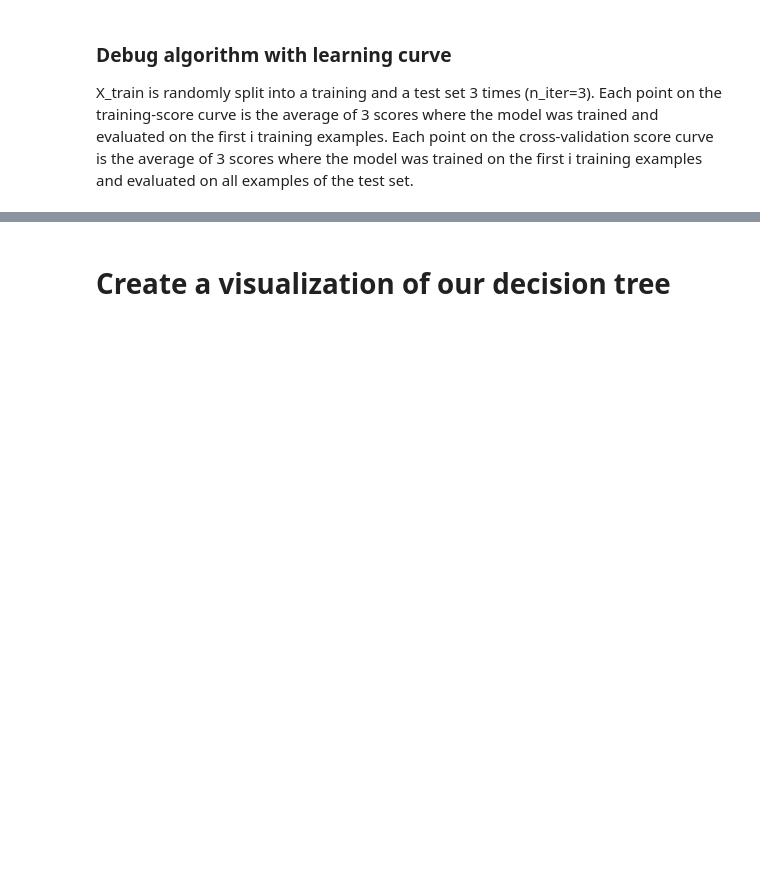
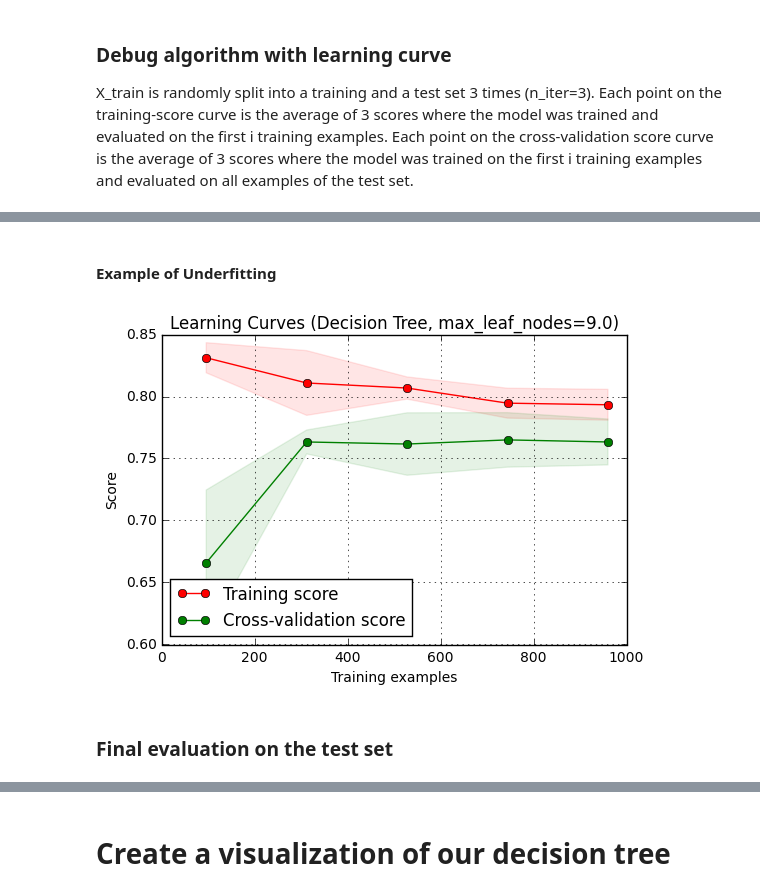
Before and after one commit to slowvak/MachineLearningForMedicalImages, a Jupyter notebook: notebooks/Module 2 .ipynb, the cells around one changed output, grey strips where cells are left out. Drawn from its saved outputs; the diff is of its cells as text; code cells hidden in the pictures; blank space fills up the shorter version.

```diff
--- a/notebooks/Module 2 .ipynb
+++ b/notebooks/Module 2 .ipynb
@@ -229,3 +225,15 @@ plt.show()
+# %% [markdown]
+#### Example of Underfitting
+# %%
+title = 'Learning Curves (Decision Tree, max_leaf_nodes=%.1f)' %classifier.best_estimator_.max_leaf_nodes
+estimator = DecisionTreeClassifier( max_leaf_nodes=classifier.best_estimator_.max_leaf_nodes)
+IND=np.random.randint(np.shape(X_train)[0], size=1200)
+plot_learning_curve(estimator, title, X_train[IND], y_train[IND], cv=5)
+plt.show()
+# %% [output]
+[figure, added]
+# %% [markdown]
+### Final evaluation on the test set
 # %%
 classifier.score(X_test, y_test)
 # %% [output]
```
Also changed, not shown: parts of 7 cells of this notebook, 7 other files.
